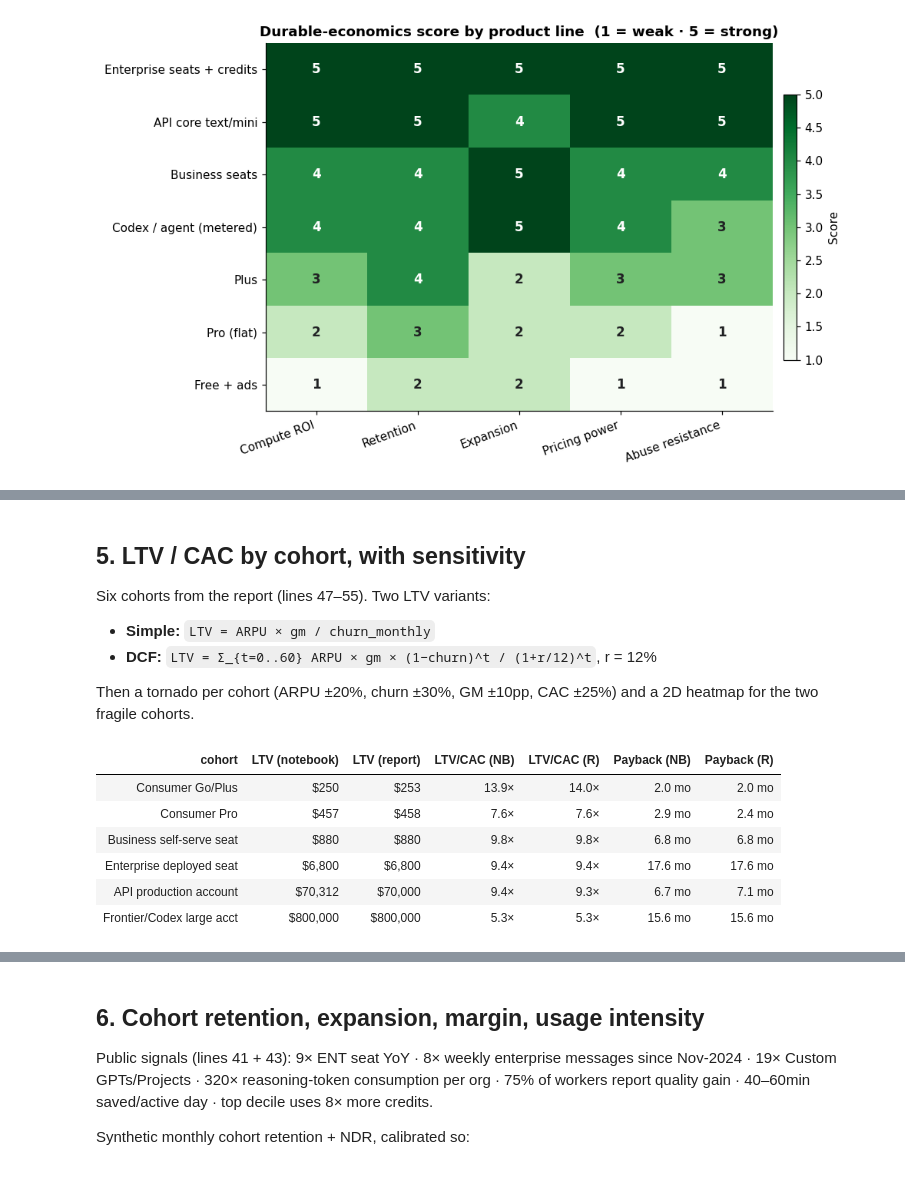
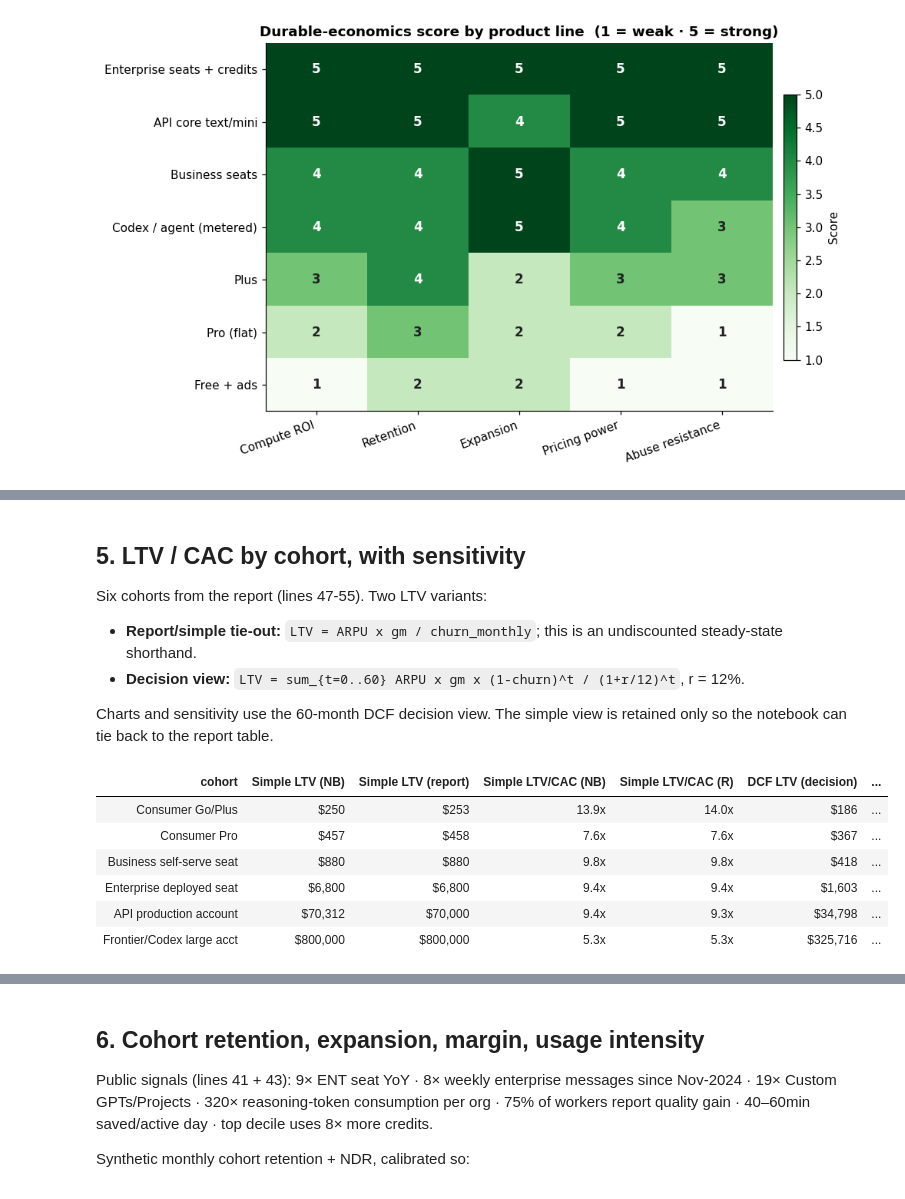
Before and after one commit to xjrmh/openai-strategic-finance, a Jupyter notebook: openai_stratfin_analysis.ipynb, the cells around one changed output, grey strips where cells are left out. Cells and saved outputs as stored; diff of their text form; code cells hidden in the pictures.

```diff
--- a/openai_stratfin_analysis.ipynb
+++ b/openai_stratfin_analysis.ipynb
@@ -403,23 +424,23 @@ plt.show()
 # %% [markdown]
 ## 5. LTV / CAC by cohort, with sensitivity
 
-Six cohorts from the report (lines 47–55). Two LTV variants:
-- **Simple:** `LTV = ARPU × gm / churn_monthly`
-- **DCF:** `LTV = Σ_{t=0..60} ARPU × gm × (1−churn)^t / (1+r/12)^t`, r = 12%
+Six cohorts from the report (lines 47-55). Two LTV variants:
+- **Report/simple tie-out:** `LTV = ARPU x gm / churn_monthly`; this is an undiscounted steady-state shorthand.
+- **Decision view:** `LTV = sum_{t=0..60} ARPU x gm x (1-churn)^t / (1+r/12)^t`, r = 12%.
 
-Then a tornado per cohort (ARPU ±20%, churn ±30%, GM ±10pp, CAC ±25%) and a 2D heatmap for the two fragile cohorts.
+Charts and sensitivity use the 60-month DCF decision view. The simple view is retained only so the notebook can tie back to the report table.
 # %%
 COHORTS = pd.DataFrame([
     # name, arpu, gm, churn, cac, cohort_arr_M
     # NOTE on churn: these are *revenue* churn (back-solved from report LTVs), which is lower
     # than the monthly *user* churn used in §6 retention curves (e.g., Plus user churn ~8% but
-    # revenue churn ~3.6% because Go→Plus conversions retain dollars in the cohort).
-    dict(cohort='Consumer Go/Plus',         arpu=17,    gm=0.53, churn=0.036, cac=18,     arr=10.4e9),
-    dict(cohort='Consumer Pro',             arpu=140,   gm=0.15, churn=0.046, cac=60,     arr=3.4e9),
-    dict(cohort='Business self-serve seat', arpu=22,    gm=0.60, churn=0.015, cac=90,     arr=1.6e9),
-    dict(cohort='Enterprise deployed seat', arpu=60,    gm=0.68, churn=0.006, cac=720,    arr=2.0e9),
-    dict(cohort='API production account',   arpu=1500,  gm=0.75, churn=0.016, cac=7500,   arr=4.7e9),
-    dict(cohort='Frontier/Codex large acct', arpu=20000, gm=0.48, churn=0.012, cac=150000, arr=2.7e9),
+    # revenue churn ~3.6% because Go->Plus conversions retain dollars in the cohort).
+    dict(cohort='Consumer Go/Plus',         arpu=17,    gm=0.53, churn=0.036, cac=18,     arr=10.4e9 * ARR_SCALE),
+    dict(cohort='Consumer Pro',             arpu=140,   gm=0.15, churn=0.046, cac=60,     arr=3.4e9 * ARR_SCALE),
+    dict(cohort='Business self-serve seat', arpu=22,    gm=0.60, churn=0.015, cac=90,     arr=1.6e9 * ARR_SCALE),
+    dict(cohort='Enterprise deployed seat', arpu=60,    gm=0.68, churn=0.006, cac=720,    arr=2.0e9 * ARR_SCALE),
+    dict(cohort='API production account',   arpu=1500,  gm=0.75, churn=0.016, cac=7500,   arr=4.7e9 * ARR_SCALE),
+    dict(cohort='Frontier/Codex large acct', arpu=20000, gm=0.48, churn=0.012, cac=150000, arr=2.7e9 * ARR_SCALE),
 ])
 
 REPORT_TARGETS = pd.DataFrame([
@@ -431,47 +452,49 @@ REPORT_TARGETS = pd.DataFrame([
     dict(cohort='Frontier/Codex large acct', ltv=800000, ltv_cac=5.3,  payback=15.6),
 ])
 
 def ltv_simple(arpu, gm, churn):
     return arpu * gm / churn
 
 def ltv_dcf(arpu, gm, churn, r=0.12, T=60):
-    months = np.arange(T+1)
+    months = np.arange(T + 1)
     cf = arpu * gm * (1 - churn) ** months
     disc = (1 + r/12) ** months
     return (cf / disc).sum()
 
 def payback_months(arpu, gm, cac):
     return cac / (arpu * gm)
 
 ltv = COHORTS.copy()
 ltv['ltv_simple'] = ltv.apply(lambda r: ltv_simple(r.arpu, r.gm, r.churn), axis=1)
 ltv['ltv_dcf'] = ltv.apply(lambda r: ltv_dcf(r.arpu, r.gm, r.churn), axis=1)
 ltv['payback'] = ltv.apply(lambda r: payback_months(r.arpu, r.gm, r.cac), axis=1)
 ltv['ltv_cac_simple'] = ltv['ltv_simple'] / ltv['cac']
 ltv['ltv_cac_dcf']    = ltv['ltv_dcf']    / ltv['cac']
+ltv['decision_ltv'] = ltv['ltv_dcf']
+ltv['decision_ltv_cac'] = ltv['ltv_cac_dcf']
 
 cmp = ltv.merge(REPORT_TARGETS, on='cohort', suffixes=('_nb', '_rep'))
-cmp_disp = cmp[['cohort', 'ltv_simple', 'ltv', 'ltv_cac_simple', 'ltv_cac', 'payback_nb', 'payback_rep']].copy()
-cmp_disp.columns = ['cohort', 'LTV (notebook)', 'LTV (report)', 'LTV/CAC (NB)', 'LTV/CAC (R)', 'Payback (NB)', 'Payback (R)']
-for col in ['LTV (notebook)', 'LTV (report)']:
+cmp_disp = cmp[['cohort', 'ltv_simple', 'ltv', 'ltv_cac_simple', 'ltv_cac', 'ltv_dcf', 'ltv_cac_dcf', 'payback_nb', 'payback_rep']].copy()
+cmp_disp.columns = ['cohort', 'Simple LTV (NB)', 'Simple LTV (report)', 'Simple LTV/CAC (NB)', 'Simple LTV/CAC (R)', 'DCF LTV (decision)', 'DCF LTV/CAC', 'Payback (NB)', 'Payback (R)']
+for col in ['Simple LTV (NB)', 'Simple LTV (report)', 'DCF LTV (decision)']:
     cmp_disp[col] = cmp_disp[col].apply(lambda x: f"${x:,.0f}")
-for col in ['LTV/CAC (NB)', 'LTV/CAC (R)']:
-    cmp_disp[col] = cmp_disp[col].apply(lambda x: f"{x:.1f}×")
+for col in ['Simple LTV/CAC (NB)', 'Simple LTV/CAC (R)', 'DCF LTV/CAC']:
+    cmp_disp[col] = cmp_disp[col].apply(lambda x: f"{x:.1f}x")
 for col in ['Payback (NB)', 'Payback (R)']:
     cmp_disp[col] = cmp_disp[col].apply(lambda x: f"{x:.1f} mo")
 display(cmp_disp.style.hide(axis='index'))
 
-# Tie-out
+# Tie-out simple/undiscounted report shorthand only; DCF is the decision metric.
 for _, r in cmp.iterrows():
     delta = (r.ltv_cac_simple - r.ltv_cac) / r.ltv_cac
-    assert abs(delta) < 0.15, f"{r.cohort}: LTV/CAC off by {delta:.0%}"
-    record_tie(f"LTV/CAC — {r.cohort}", r.ltv_cac, r.ltv_cac_simple, tol_pct=15, fmt='ratio')
+    assert abs(delta) < 0.15, f"{r.cohort}: simple LTV/CAC off by {delta:.0%}"
+    record_tie(f"Undiscounted LTV/CAC tie-out — {r.cohort}", r.ltv_cac, r.ltv_cac_simple, tol_pct=15, fmt='ratio')
 # %% [output]
-| cohort | LTV (notebook) | LTV (report) | LTV/CAC (NB) | LTV/CAC (R) | Payback (NB) | Payback (R) |
-| Consumer Go/Plus | $250 | $253 | 13.9× | 14.0× | 2.0 mo | 2.0 mo |
-| Consumer Pro | $457 | $458 | 7.6× | 7.6× | 2.9 mo | 2.4 mo |
-| Business self-serve seat | $880 | $880 | 9.8× | 9.8× | 6.8 mo | 6.8 mo |
-| Enterprise deployed seat | $6,800 | $6,800 | 9.4× | 9.4× | 17.6 mo | 17.6 mo |
-| API production account | $70,312 | $70,000 | 9.4× | 9.3× | 6.7 mo | 7.1 mo |
-| Frontier/Codex large acct | $800,000 | $800,000 | 5.3× | 5.3× | 15.6 mo | 15.6 mo |
+| cohort | Simple LTV (NB) | Simple LTV (report) | Simple LTV/CAC (NB) | Simple LTV/CAC (R) | DCF LTV (decision) | ... |
+| Consumer Go/Plus | $250 | $253 | 13.9x | 14.0x | $186 | ... |
+| Consumer Pro | $457 | $458 | 7.6x | 7.6x | $367 | ... |
+| Business self-serve seat | $880 | $880 | 9.8x | 9.8x | $418 | ... |
+| Enterprise deployed seat | $6,800 | $6,800 | 9.4x | 9.4x | $1,603 | ... |
+| API production account | $70,312 | $70,000 | 9.4x | 9.3x | $34,798 | ... |
+| Frontier/Codex large acct | $800,000 | $800,000 | 5.3x | 5.3x | $325,716 | ... |
 # %%
```
Also changed, not shown: parts of 24 cells of this notebook, 1 other file.
